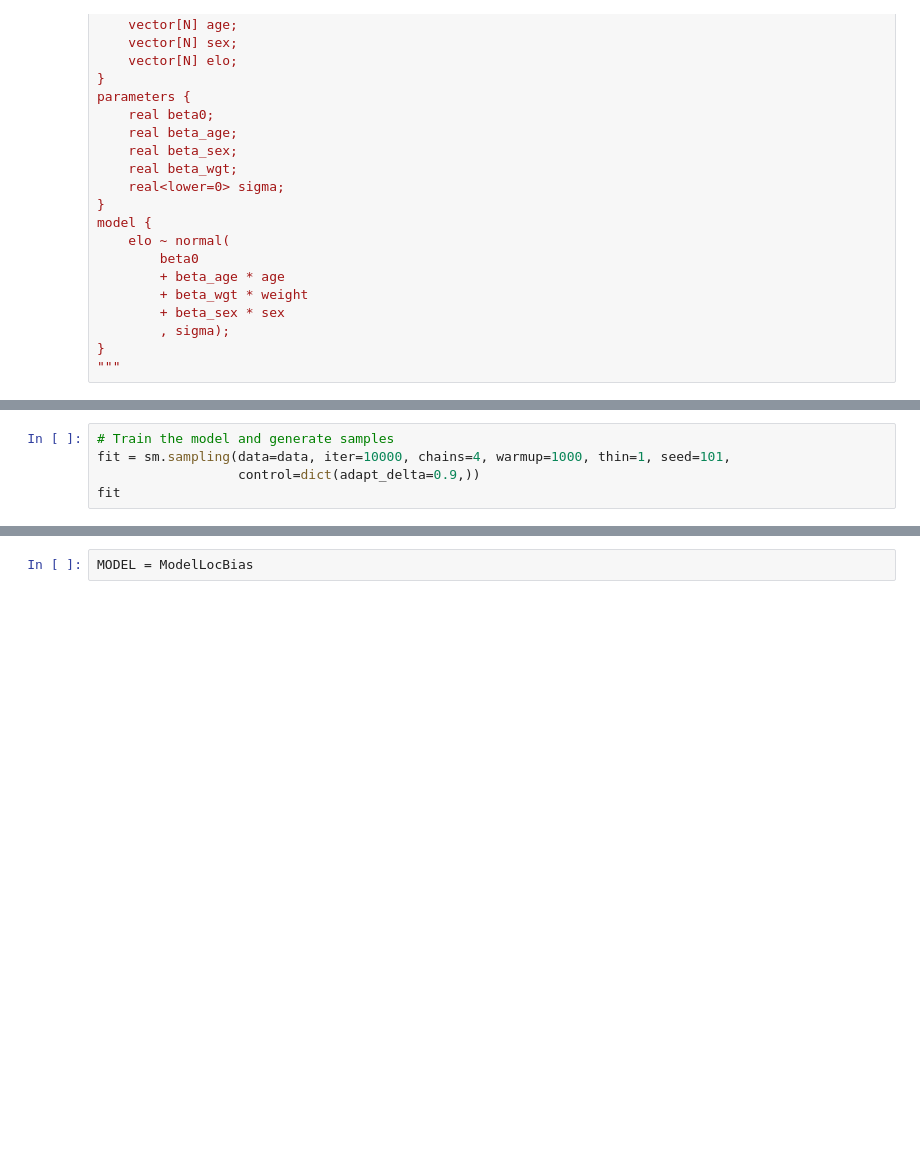
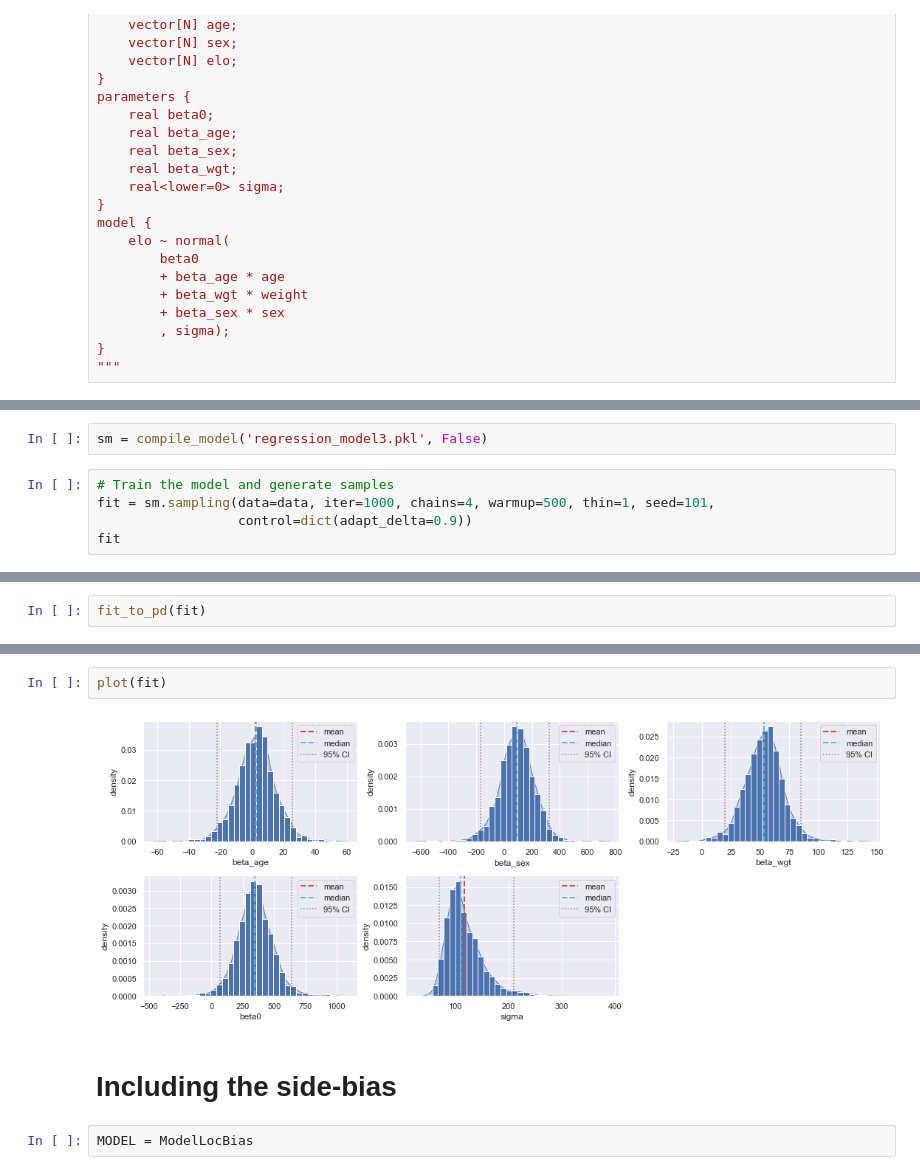
Before and after one commit to AurelienNioche/ProspecTonk, a Jupyter notebook: Part 5 - Regression.ipynb, the cells around one changed output, grey strips where cells are left out. Saved outputs shown, nothing was run; the diff lists cells and outputs as text; blank space fills up the shorter version.

```diff
--- a/Part 5 - Regression.ipynb
+++ b/Part 5 - Regression.ipynb
@@ -644,7 +555,9 @@ INFO:pystan:COMPILING THE C++ CODE FOR MODEL anon_model_329d4f911b3ae87962ec779f
+# %%
+sm = compile_model('regression_model3.pkl', False)
 # %%
 # Train the model and generate samples
-fit = sm.sampling(data=data, iter=10000, chains=4, warmup=1000, thin=1, seed=101,
-                  control=dict(adapt_delta=0.9,))
+fit = sm.sampling(data=data, iter=1000, chains=4, warmup=500, thin=1, seed=101,
+                  control=dict(adapt_delta=0.9))
 fit
 # %% [output]
 Inference for Stan model: anon_model_329d4f911b3ae87962ec779fb806ca55.
@@ -730,0 +579,2 @@ plt.show()
+# %%
+fit_to_pd(fit)
@@ -731,3 +589,9 @@ plt.show()
+# %%
+plot(fit)
+# %% [output]
+[figure, added]
+# %% [markdown]
+# Including the side-bias
 # %%
 MODEL = ModelLocBias
 # %% [markdown]
```
Also changed, not shown: parts of 61 cells of this notebook, 2 other files.
